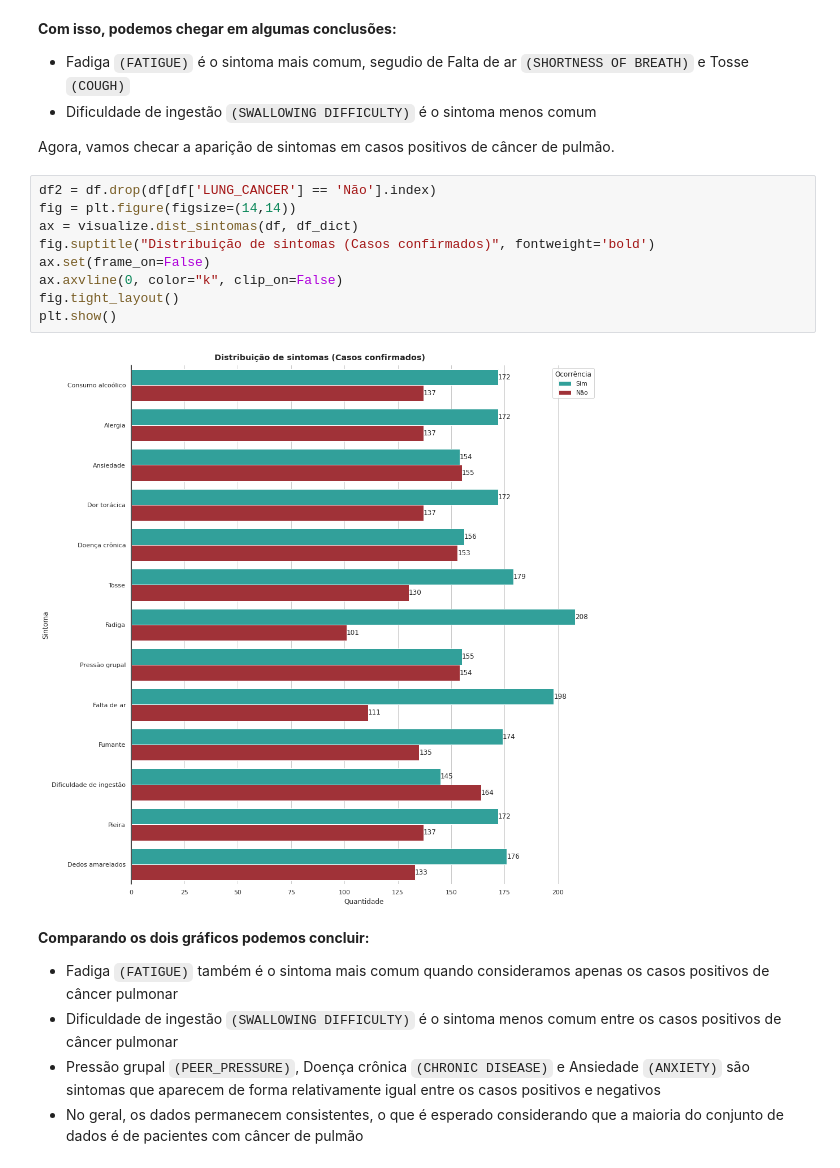
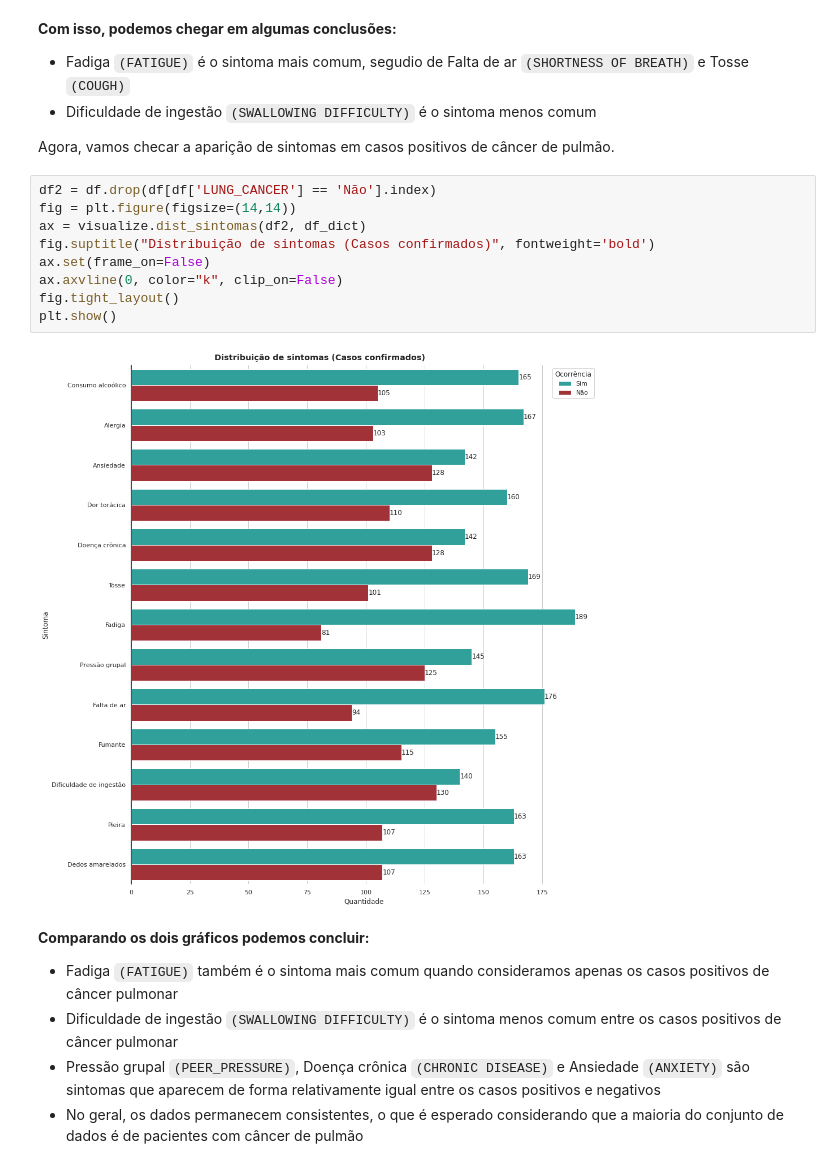
Before and after one commit to atlantico-academy/lung-cancer, a Jupyter notebook: notebooks/01-exploratory_data_analysis.ipynb, the cells around one changed output. Saved outputs shown, nothing was run; the diff lists cells and outputs as text.

Commit message:
fix: correção na visualização de certos gráficos e correção ortográfica

```diff
--- a/notebooks/01-exploratory_data_analysis.ipynb
+++ b/notebooks/01-exploratory_data_analysis.ipynb
@@ -397,14 +399,14 @@ Agora, vamos checar a aparição de sintomas em casos positivos de câncer de pu
 # %%
 df2 = df.drop(df[df['LUNG_CANCER'] == 'Não'].index)
 fig = plt.figure(figsize=(14,14))
-ax = visualize.dist_sintomas(df, df_dict)
+ax = visualize.dist_sintomas(df2, df_dict)
 fig.suptitle("Distribuição de sintomas (Casos confirmados)", fontweight='bold')
 ax.set(frame_on=False)
 ax.axvline(0, color="k", clip_on=False)
 fig.tight_layout()
 plt.show()
 # %% [output]
-[figure, old version]
+[figure, new version]
 # %% [markdown]
 
 **Comparando os dois gráficos podemos concluir:**
```
Also changed, not shown: parts of 2 cells of this notebook.
